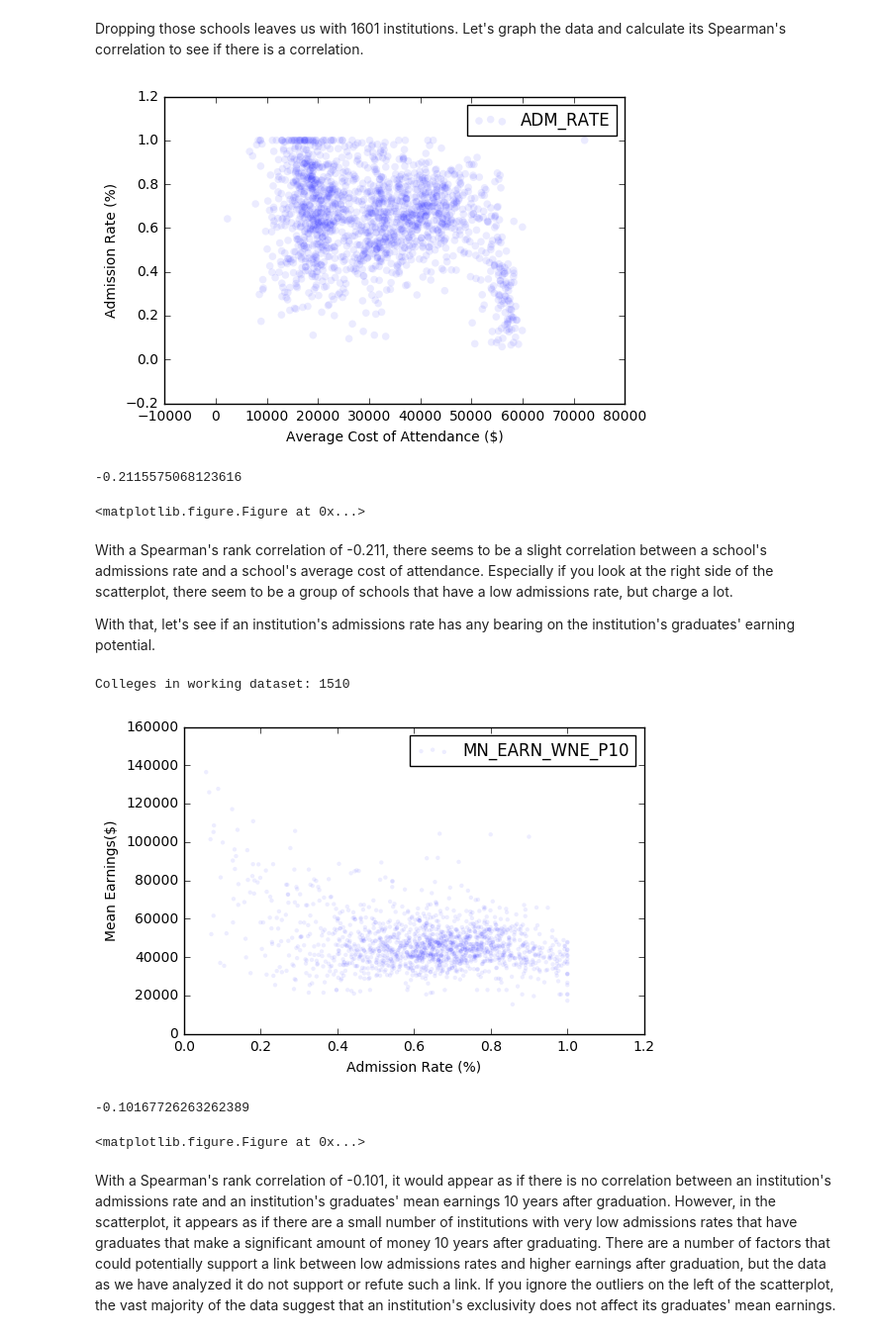
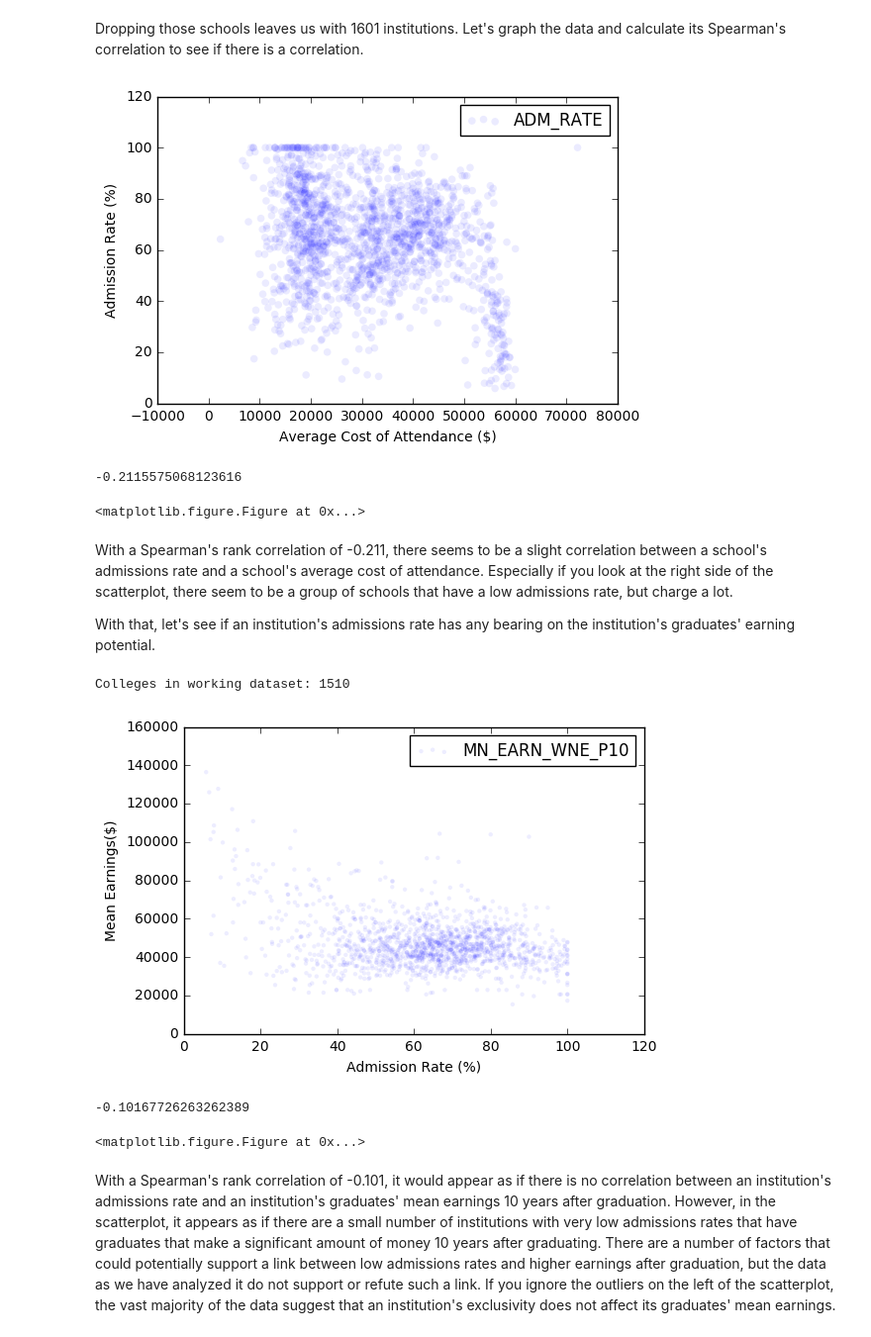
Before and after one commit to williamalu/data_science_college_scorecard, a Jupyter notebook: college_scorecard.ipynb, the cells around one changed output. Shown at 99% size. Drawn from its saved outputs; the diff is of its cells as text; code cells hidden in the pictures.

Commit message:
made axis for adm rate actually %

```diff
--- a/college_scorecard.ipynb
+++ b/college_scorecard.ipynb
@@ -141,15 +141,15 @@ Colleges in working dataset: 1601
 Dropping those schools leaves us with 1601 institutions. Let's graph the data and calculate its Spearman's correlation to see if there is a correlation.
 # %%
 costs = bachelors_adm.COST_COMBO
-adm_rate = bachelors_adm.ADM_RATE
+adm_rate = bachelors_adm.ADM_RATE.multiply(100)
 
 thinkplot.Scatter(costs, adm_rate, alpha=0.08)
 thinkplot.Show(xlabel='Average Cost of Attendance ($)',
                ylabel='Admission Rate (%)')
 
 thinkstats2.SpearmanCorr(costs, adm_rate)
 # %% [output]
-[figure, old version]
+[figure, new version]
 -0.2115575068123616
 <matplotlib.figure.Figure at 0x...>
 # %% [markdown]
@@ -163,7 +163,7 @@ bachelors_earnings_adm = bachelors_earnings_adm[pd.notnull(bachelors_earnings_ad
 
 print('Colleges in working dataset: %i' %(bachelors_earnings_adm.shape[0] + 1))
 
-adm_rate = bachelors_earnings_adm.ADM_RATE
+adm_rate = bachelors_earnings_adm.ADM_RATE.multiply(100)
 earnings = bachelors_earnings_adm.MN_EARN_WNE_P10
 
 thinkplot.Scatter(adm_rate, earnings, alpha=0.07, s=10)
@@ -173,7 +173,7 @@ thinkplot.Show(xlabel='Admission Rate (%)',
 thinkstats2.SpearmanCorr(adm_rate, earnings)
 # %% [output]
 Colleges in working dataset: 1510
-[figure, old version]
+[figure, new version]
 -0.10167726263262389
 <matplotlib.figure.Figure at 0x...>
 # %% [markdown]
```
Also changed, not shown: parts of 1 cell of this notebook, 2 other files.
